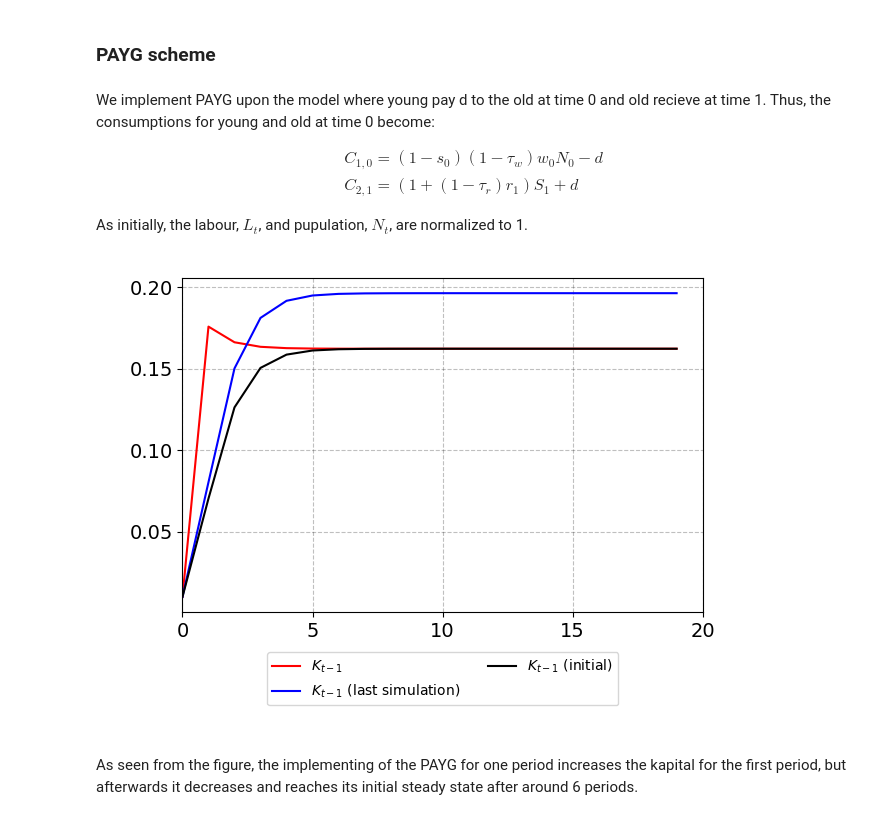
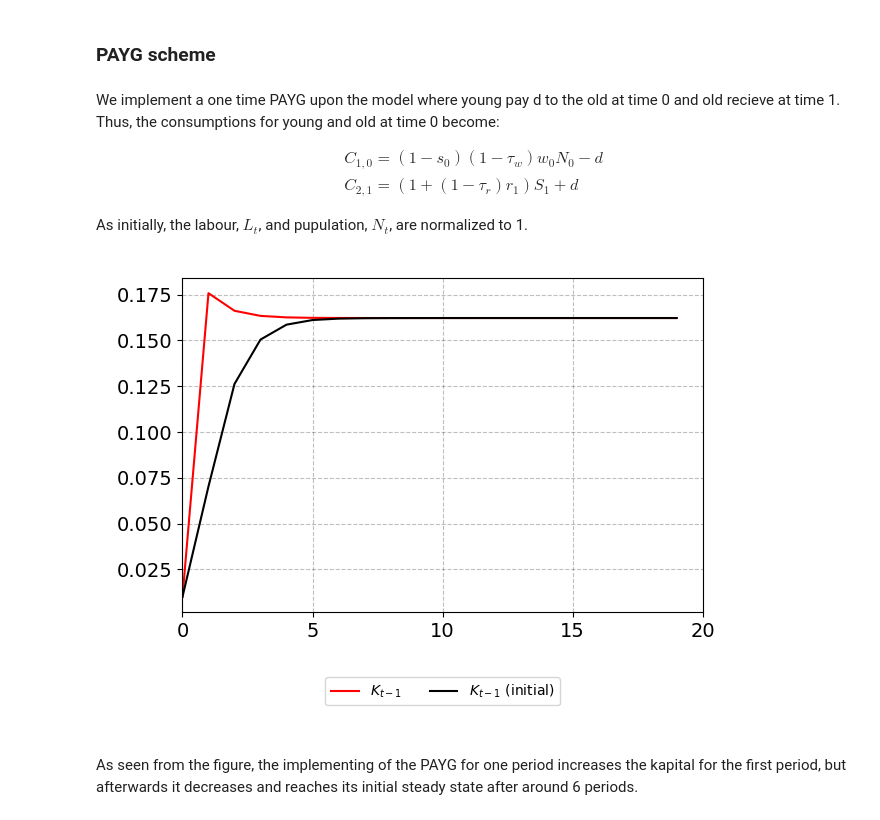
Before and after one commit to NumEconCopenhagen/projects-2023-cbjk, a Jupyter notebook: modelproject/modelproject.ipynb, the cells around one changed output. Cells and saved outputs as stored; diff of their text form; code cells hidden in the pictures.

```diff
--- a/modelproject/modelproject.ipynb
+++ b/modelproject/modelproject.ipynb
@@ -353,7 +350,7 @@ All decrease to the same steady state of 0 over time.
 # %% [markdown]
 ### PAYG scheme
 # %% [markdown]
-We implement PAYG upon the model where young pay d to the old at time 0 and old recieve at time 1. Thus, the consumptions for young and old at time 0 become:
+We implement a one time PAYG upon the model where young pay d to the old at time 0 and old recieve at time 1. Thus, the consumptions for young and old at time 0 become:
 
 $$
 \begin{aligned}
@@ -366,22 +363,22 @@ As initially, the labour, $L_t$, and pupulation, $N_t$, are normalized to 1.
 # %%
 # a. call the class and set par and sim
 model3 = OLGclass()
 par = model3.par
 sim = model3.sim
 
 # b. government
 sim.balanced_budget[:] = True
 
 # c. PAYG
 par.d = 0.01
 
 # d. simulate model
 model3.sim_model()
 
 # e. plot function
-plot_K(K_lag = model3.sim.K_lag, K_lag_int = K_lag_int, K_lag_old = K_lag_tech)
+plot_K(K_lag = model3.sim.K_lag, K_lag_int = K_lag_int)
 # %% [output]
-[figure, old version]
+[figure, new version]
 # %% [markdown]
 As seen from the figure, the implementing of the PAYG for one period increases the kapital for the first period, but afterwards it decreases and reaches its initial steady state after around 6 periods.
 # %% [markdown]
```
Also changed, not shown: parts of 4 cells of this notebook.
